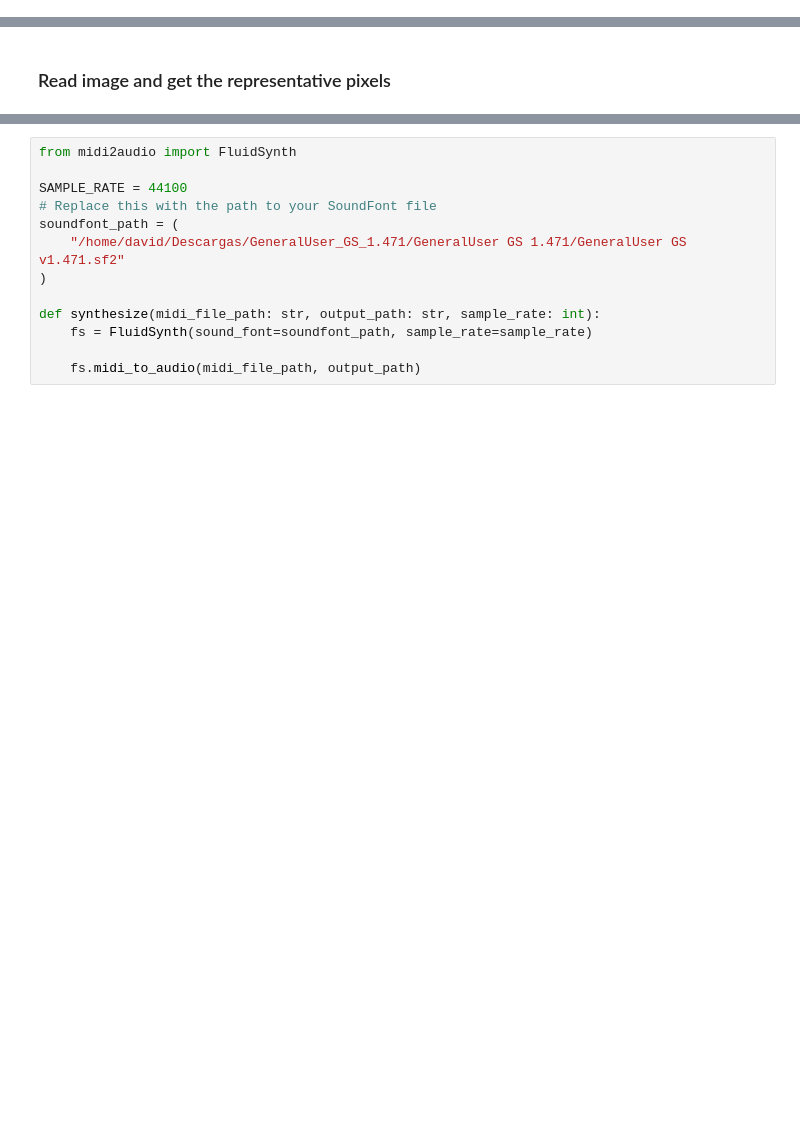
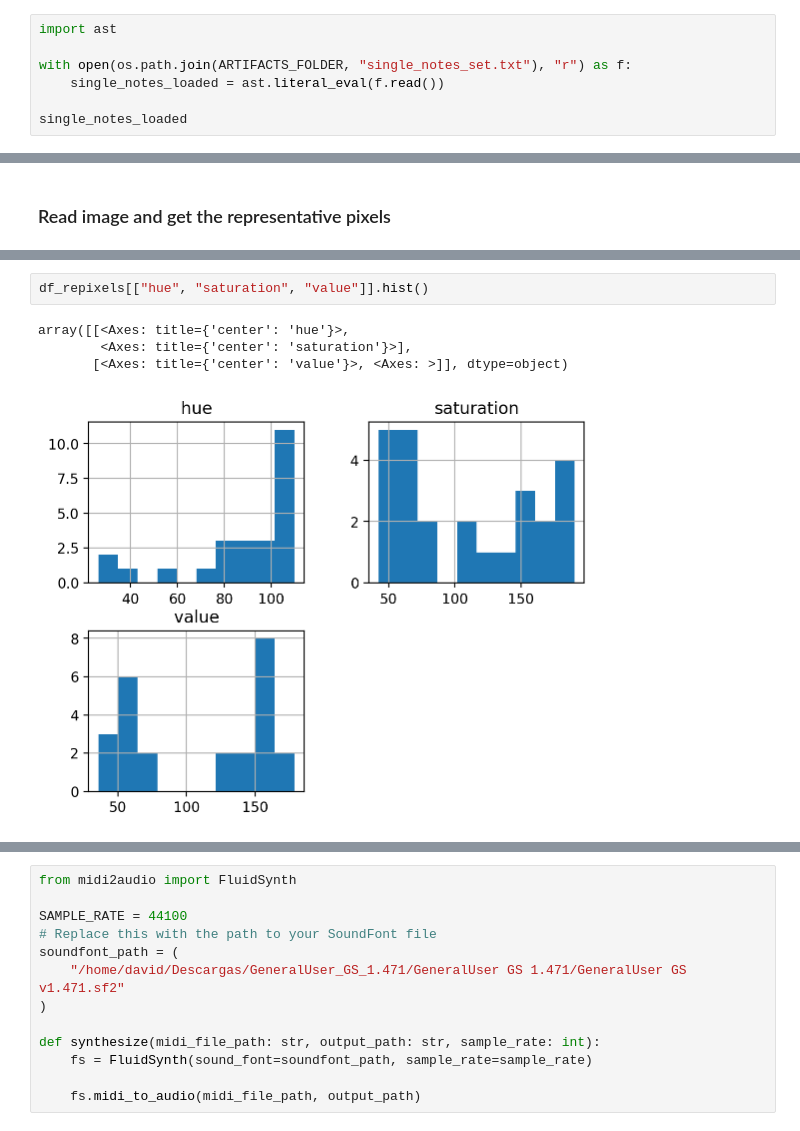
Before and after one commit to dbetm/image-2-melody, a Jupyter notebook: experiments/playground.ipynb, the cells around one changed output, grey strips where cells are left out. Drawn from its saved outputs; the diff is of its cells as text; blank space fills up the shorter version.

```diff
--- a/experiments/playground.ipynb
+++ b/experiments/playground.ipynb
@@ -18,0 +72,7 @@ from image_to_melody.img_utils import (
+# %%
+import ast
+
+with open(os.path.join(ARTIFACTS_FOLDER, "single_notes_set.txt"), "r") as f:
+    single_notes_loaded = ast.literal_eval(f.read())
+
+single_notes_loaded
@@ -47,0 +146,7 @@ df_repixels.shape
+# %%
+df_repixels[["hue", "saturation", "value"]].hist()
+# %% [output]
+array([[<Axes: title={'center': 'hue'}>,
+        <Axes: title={'center': 'saturation'}>],
+       [<Axes: title={'center': 'value'}>, <Axes: >]], dtype=object)
+[figure, added]
```
Also changed, not shown: parts of 57 cells of this notebook, 13 other files.
